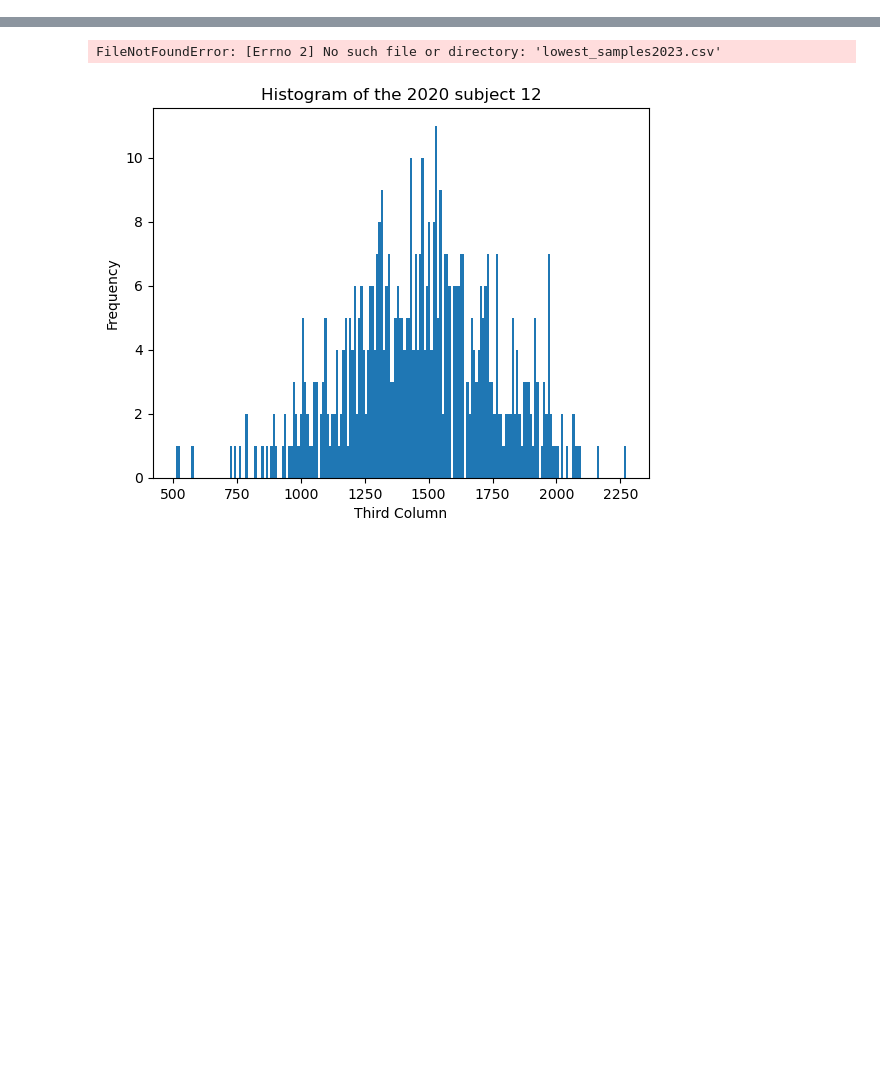
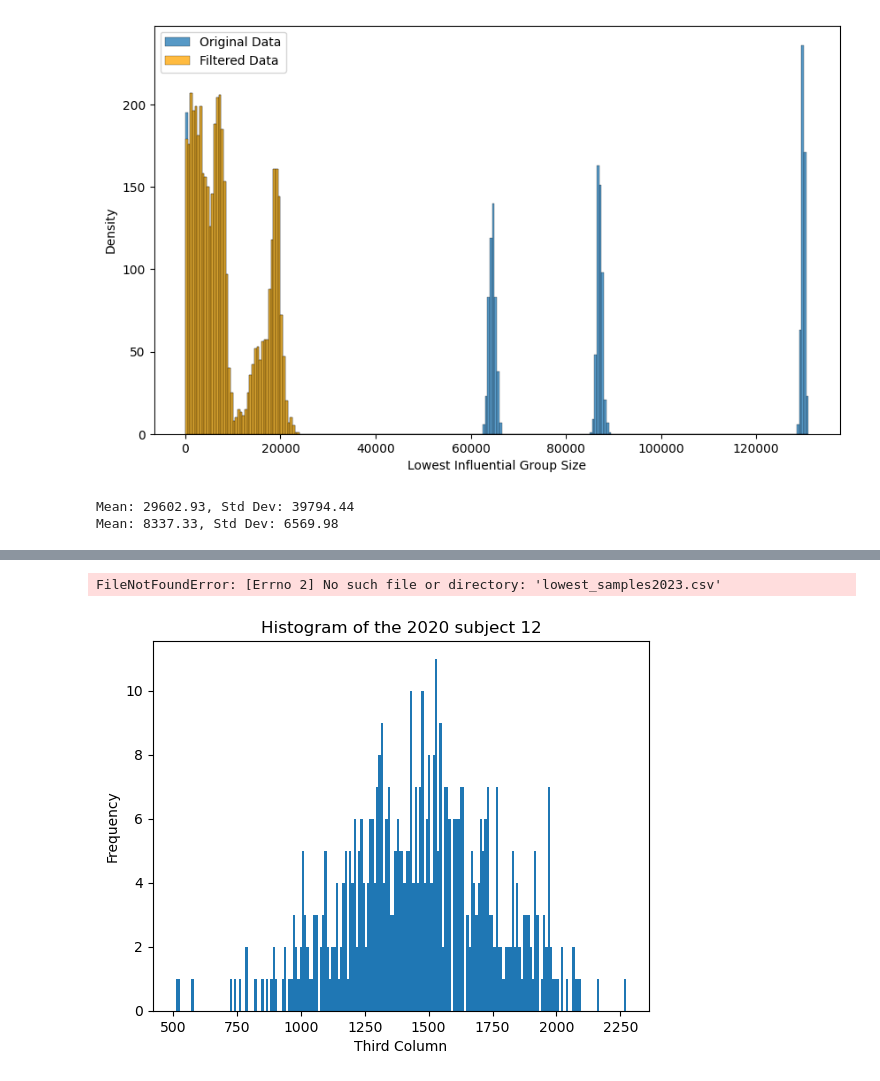
Before and after one commit to JnKamas/bc-praca, a Jupyter notebook: first_ch.ipynb, the cells around one changed output, grey strips where cells are left out. Drawn from its saved outputs; the diff is of its cells as text; code cells hidden in the pictures; blank space fills up the shorter version.

```diff
--- a/first_ch.ipynb
+++ b/first_ch.ipynb
@@ -1 +6,55 @@
+# %%
+
+
+df = pd.read_csv(f'./lowest_samples/lowest_samples2023all.csv', header=0)
+df["lowest_samples"] = df["lowest_samples"] * (4388872 / 1000000)
+exclude_set = {1, 2, 4, 6, 7, 8, 9, 10, 11, 13, 14, 19, 20, 21, 22, 24}
+
+# Filtering rows where 'party_number' is NOT in 'exclude_set'
+xx = df[~df['party_number'].isin(exclude_set)]
+
+# Determine the min and max range for the bin edges
+data_min = min(df["lowest_samples"].min(), xx["lowest_samples"].min())
+data_max = max(df["lowest_samples"].max(), xx["lowest_samples"].max())
+
+# Define bin edges with a consistent size
+bin_width = 500  # or any other desired width
+bin_edges = np.arange(data_min, data_max + bin_width, bin_width)
+
+# Create a new figure
+plt.figure(figsize=(10, 6))
+
+# Plot the histogram with consistent bins for 'df' (original data)
+sns.histplot(df["lowest_samples"], bins=bin_edges, label='Original Data')
+
+# Plot the histogram with consistent bins for 'xx' (filtered data)
+sns.histplot(xx["lowest_samples"], bins=bin_edges, color='orange', label='Filtered Data')
+
+# Add labels and title
+plt.xlabel('Lowest Influential Group Size')
+plt.ylabel('Density')
+# plt.gca().yaxis.set_ticklabels([])
+
+# plt.title('Comparison of Distributions: All Subjects vs. Likely Electable Subjects')
+
+# Add a legend
+plt.legend()
+
+# Display the plot
+plt.show()
+plt.show()
+
+mean_value = np.mean(df.iloc[:, 2])
+std_dev = np.std(df.iloc[:, 2])
+
+print(f"Mean: {mean_value:.2f}, Std Dev: {std_dev:.2f}")
+
+mean_value = np.mean(xx.iloc[:, 2])
+std_dev = np.std(xx.iloc[:, 2])
+
+print(f"Mean: {mean_value:.2f}, Std Dev: {std_dev:.2f}")
+# %% [output]
+[figure, added]
+Mean: 29602.93, Std Dev: 39794.44
+Mean: 8337.33, Std Dev: 6569.98
 # %%
```
Also changed, not shown: parts of 3 cells of this notebook, 10 other files.
